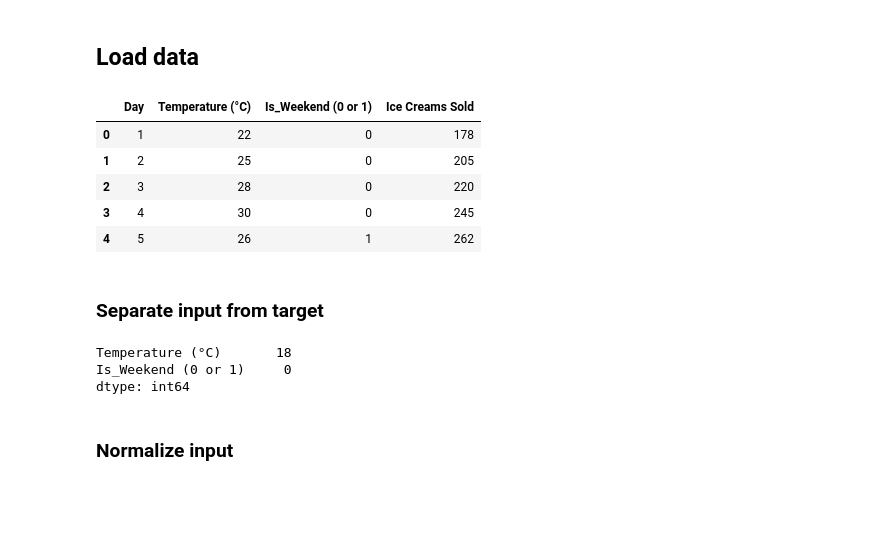
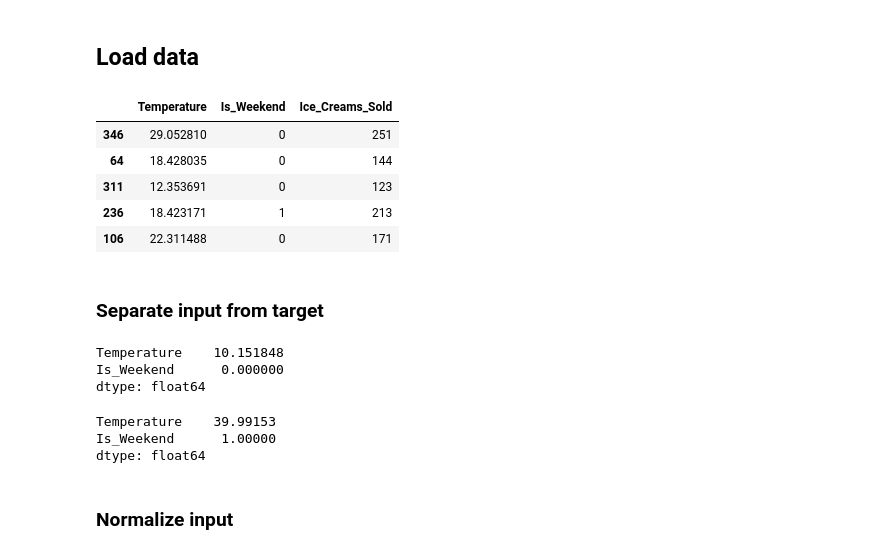
Before and after one commit to MartinRajniak/Neural-Networks-from-Scratch, a Jupyter notebook: backprop_from_scratch/backprop_from_scratch.ipynb, the cells around one changed output. Saved outputs shown, nothing was run; the diff lists cells and outputs as text; code cells hidden in the pictures; blank space fills up the shorter version.

```diff
--- a/backprop_from_scratch/backprop_from_scratch.ipynb
+++ b/backprop_from_scratch/backprop_from_scratch.ipynb
@@ -55,15 +67,16 @@ def draw_dot(root):
 # %% [markdown]
 ## Load data
 # %%
-df = pd.read_csv("ice_cream_sales.csv", sep=",")
+df = pd.read_csv("ice_cream_data.csv", sep=",")
+df = df.sample(frac=1)
 df.head()
 # %% [output]
-|  | Day | Temperature (°C) | Is_Weekend (0 or 1) | Ice Creams Sold |
-| 0 | 1 | 22 | 0 | 178 |
-| 1 | 2 | 25 | 0 | 205 |
-| 2 | 3 | 28 | 0 | 220 |
-| 3 | 4 | 30 | 0 | 245 |
-| 4 | 5 | 26 | 1 | 262 |
+|  | Temperature | Is_Weekend | Ice_Creams_Sold |
+| 346 | 29.052810 | 0 | 251 |
+| 64 | 18.428035 | 0 | 144 |
+| 311 | 12.353691 | 0 | 123 |
+| 236 | 18.423171 | 1 | 213 |
+| 106 | 22.311488 | 0 | 171 |
 # %% [markdown]
 ### Separate input from target
 # %%
@@ -74,9 +85,15 @@ inputs = df.drop(["Ice Creams Sold"], axis=1)
+# %%
+inputs.min()
+# %% [output]
+Temperature    10.151848
+Is_Weekend      0.000000
+dtype: float64
 # %%
-inputs.min()
+inputs.max()
 # %% [output]
-Temperature (°C)       18
-Is_Weekend (0 or 1)     0
-dtype: int64
+Temperature    39.99153
+Is_Weekend      1.00000
+dtype: float64
 # %% [markdown]
 ### Normalize input
 # %%
```
Also changed, not shown: parts of 19 cells of this notebook, 3 other files.
